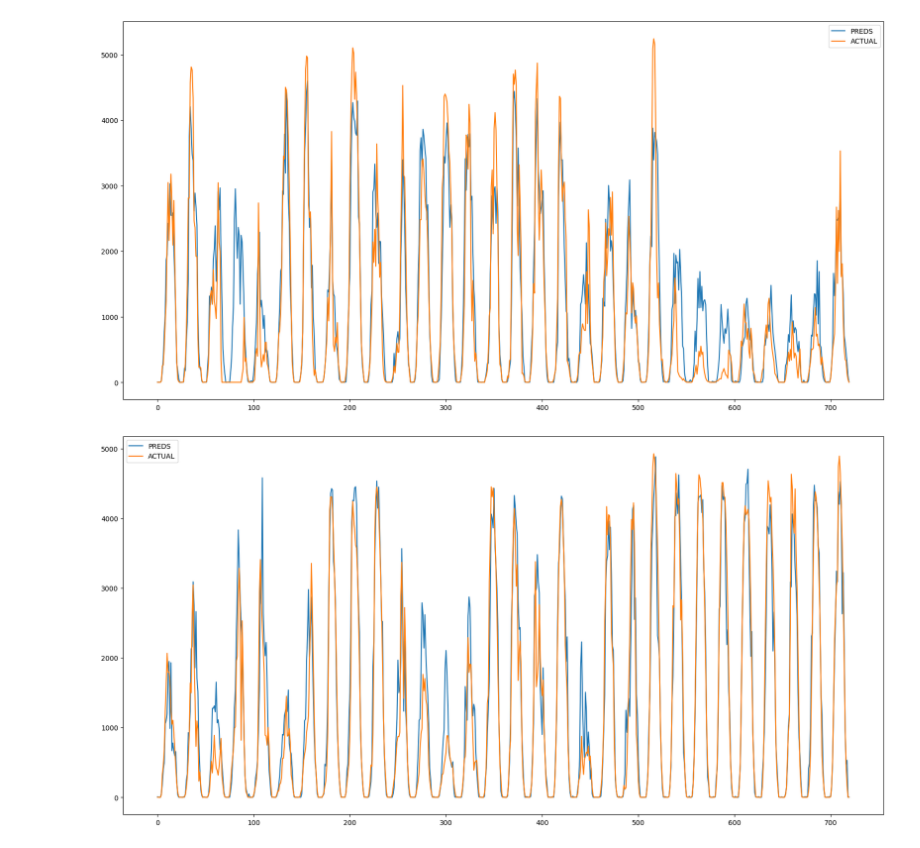
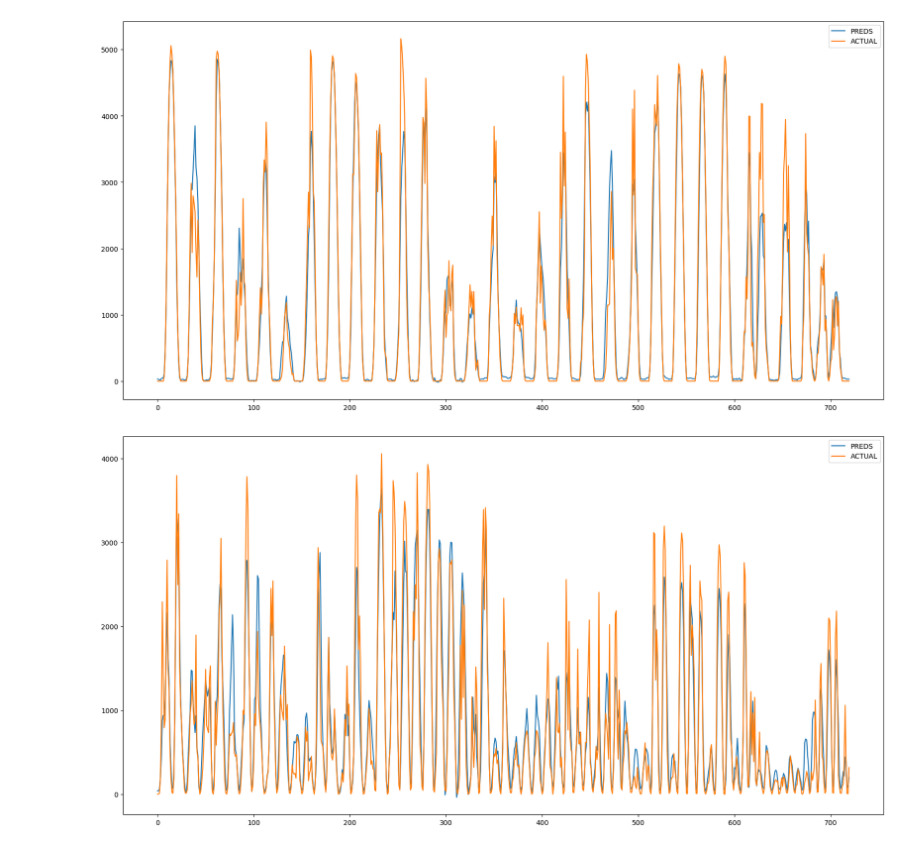
Before and after one commit to nasols/TDT4174-Machine-Learning, a Jupyter notebook: jonas_stacking.ipynb, the cells around one changed output. Cells and saved outputs as stored; diff of their text form; code cells hidden in the pictures.

```diff
--- a/jonas_stacking.ipynb
+++ b/jonas_stacking.ipynb
@@ -8,24 +5,30 @@ The autoreload extension is already loaded. To reload it, use:
 from sklearn.linear_model import RidgeCV
 from sklearn.svm import LinearSVR
 from sklearn.ensemble import RandomForestRegressor, AdaBoostRegressor, GradientBoostingRegressor
+from sklearn.neighbors import KNeighborsRegressor
+from sklearn.linear_model import LinearRegression
 from sklearn.ensemble import StackingRegressor
 from catboost import CatBoostRegressor
 from sklearn.linear_model import RidgeCV
 from dense_nn_class import DLN_Network
 from sklearn.neural_network import MLPRegressor
 from sklearn.linear_model import LassoCV
+import lightgbm as lgbm
+from xgboost import XGBRegressor
+
 
 
 estimators = [
-    ("ada", AdaBoostRegressor()),
-    ("gbr", GradientBoostingRegressor()),
-    ("cat", CatBoostRegressor()),
-    ("lasso", LassoCV())
+    ("ada", AdaBoostRegressor(**{'learning_rate': 0.021546607451827543, 'n_estimators': 74, 'random_state': 872, 'loss': 'linear'})),
+    ("gbr", XGBRegressor(**{'max_depth': 10, 'learning_rate': 0.07547737476917998, 'n_estimators': 511, 'min_child_weight': 8, 'gamma': 0.5040721967680127, 'subsample': 0.8037499605646387, 'colsample_bytree': 0.7390517324360482, 'reg_alpha': 0.07237873956441068, 'reg_lambda': 0.3158987021349957, 'random_state': 174})),
+    #("lgbm", lgbm.LGBMRegressor(**{'learning_rate': 0.08296453124126314, 'n_estimators': 916, 'random_state': 876, 'loss': 'linear'})),
+    ("cat", CatBoostRegressor(**{'objective': 'MAE', 'colsample_bylevel': 0.08393035401844894, 'depth': 12, 'boosting_type': 'Plain', 'bootstrap_type': 'Bayesian', 'bagging_temperature': 3.6491381658313076, "random_seed":0})),
+    ("kn", KNeighborsRegressor())
 ]
 
 reg = StackingRegressor(
     estimators=estimators,
-    final_estimator=RandomForestRegressor(),
+    final_estimator=lgbm.LGBMRegressor(),
     cv=10,
     verbose=1,
     passthrough=True,
@@ -36,14 +45,18 @@ dm = dm
 # %%
 from sklearn.model_selection import train_test_split
 
-X = dm.data.iloc[:, 2:-2]
+X = dm.data.iloc[:, 2:]
+X["week_number"] = X["week_number"].astype(float)
 y = dm.data.iloc[:, 1]
 
 X_train, X_test, y_train, y_test = train_test_split(X, y)
 
 X_submission = dm.X_test_estimated[dm.X_test_estimated.columns.intersection(X.columns)]
+X_submission["week_number"] = X_submission["week_number"].astype(float)
+cols = X.columns
+num_cols = [i for i in range(0, X.shape[1])]
+X.columns = num_cols
+X_submission.columns = num_cols
 
 print(X_train.shape, y_train.shape, X_test.shape, y_test.shape, X_submission.shape)
-
-X
 # %% [output]
@@ -107,19 +121,19 @@ pred.to_csv("stack_4.csv")
 # %%
 import matplotlib.pyplot as plt
 
 x = np.arange(0, 720, 1)
 
-for i in range(0, 5):
+for i in range(10, 15):
 
     y_mid_preds = reg.predict(X.iloc[i*720:(i+1)*720])
 
     y_mid_actual = y.iloc[i*720:(i+1)*720]
 
     fig, axs = plt.subplots(1, 1, figsize=(20, 10))
     plt.plot(x, y_mid_preds, label="PREDS")
     plt.plot(x, y_mid_actual, label="ACTUAL")
     plt.legend()
     plt.show()
 # %% [output]
-[figure, old version]
+[figure, new version]
-[figure, old version]
+[figure, new version]
```
Also changed, not shown: parts of 9 cells of this notebook, 16 other files.
